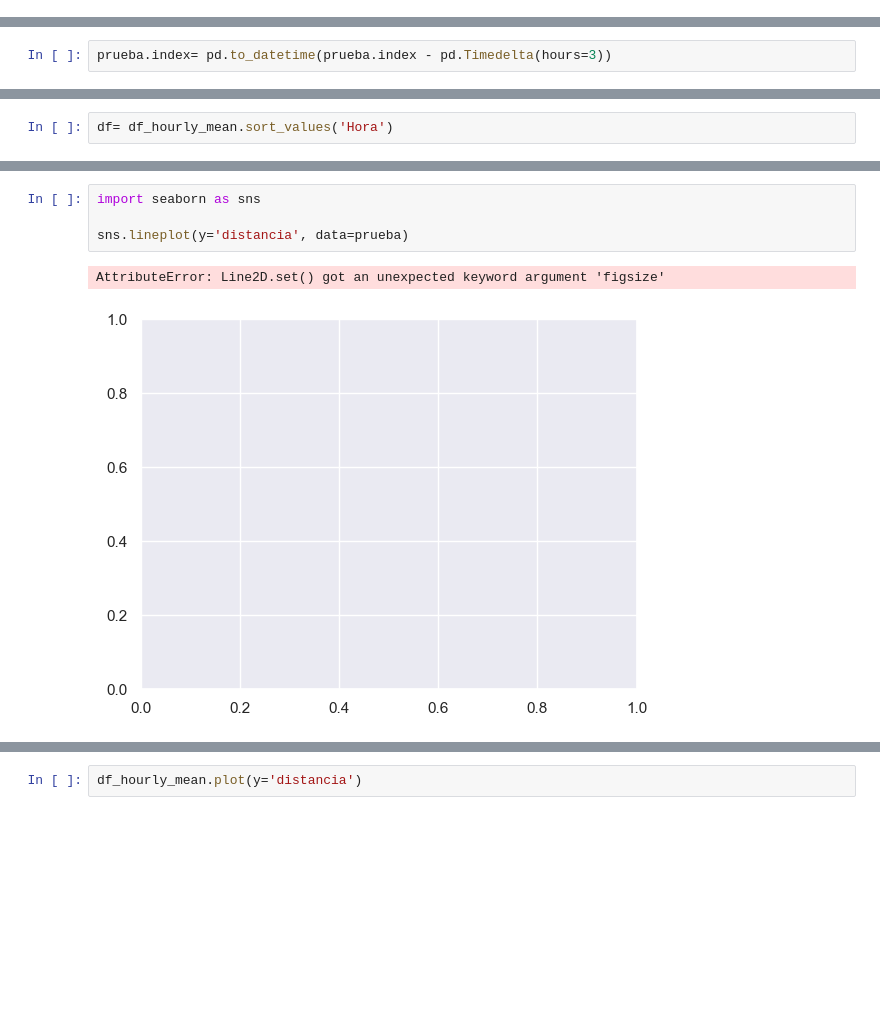
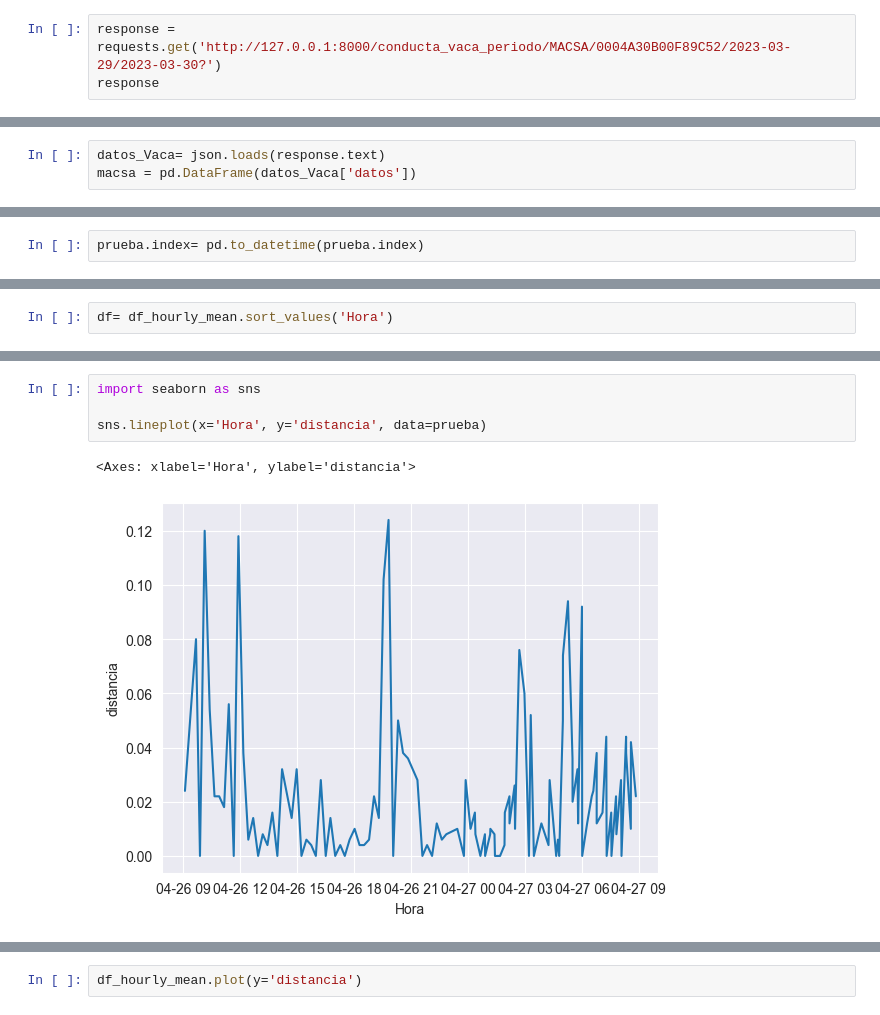
Before and after one commit to Arii95/PF_Henry, a Jupyter notebook: grafica_día.ipynb, the cells around one changed output, grey strips where cells are left out. Cells and saved outputs as stored; diff of their text form; blank space fills up the shorter version.

```diff
--- a/grafica_día.ipynb
+++ b/grafica_día.ipynb
@@ -96,0 +133,3 @@ ConnectionError: HTTPConnectionPool(host='127.0.0.1', port=8000): Max retries ex
+# %%
+response = requests.get('http://127.0.0.1:8000/conducta_vaca_periodo/MACSA/0004A30B00F89C52/2023-03-29/2023-03-30?')
+response
@@ -97,3 +138,6 @@ ConnectionError: HTTPConnectionPool(host='127.0.0.1', port=8000): Max retries ex
+# %%
+datos_Vaca= json.loads(response.text)
+macsa = pd.DataFrame(datos_Vaca['datos'])
 # %%
 ##Se agregan columnas para hacer filtros por día y hora
 macsa[['Fecha', 'Hora']]= macsa['point_ini'].str.split(' ', expand=True)
@@ -145,2 +196,2 @@ prueba
 # %%
-prueba.index= pd.to_datetime(prueba.index - pd.Timedelta(hours=3))
+prueba.index= pd.to_datetime(prueba.index)
@@ -213,10 +262,10 @@ plt.show()
 # %%
 import seaborn as sns
 
-sns.lineplot(y='distancia', data=prueba)
+sns.lineplot(x='Hora', y='distancia', data=prueba)
 # %% [output]
-AttributeError: Line2D.set() got an unexpected keyword argument 'figsize'
+<Axes: xlabel='Hora', ylabel='distancia'>
-[figure, old version]
+[figure, new version]
 # %%
 import seaborn as sns
 import matplotlib.pyplot as plt
```
Also changed, not shown: parts of 18 cells of this notebook, 1 other file.
